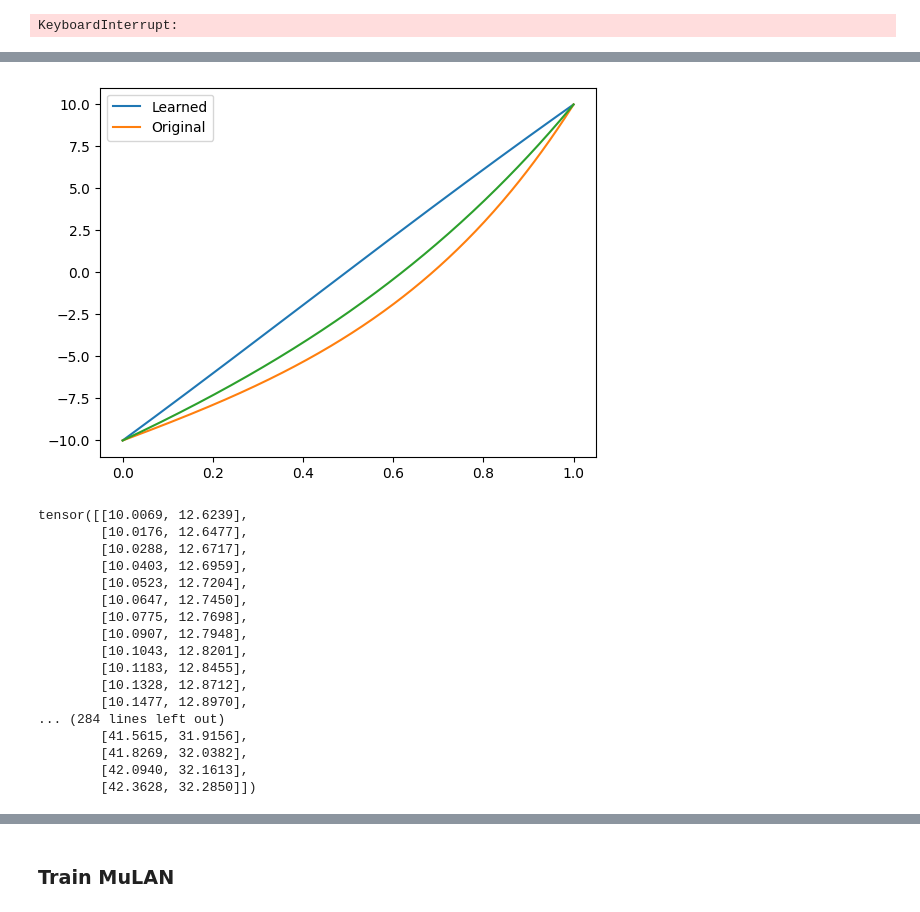
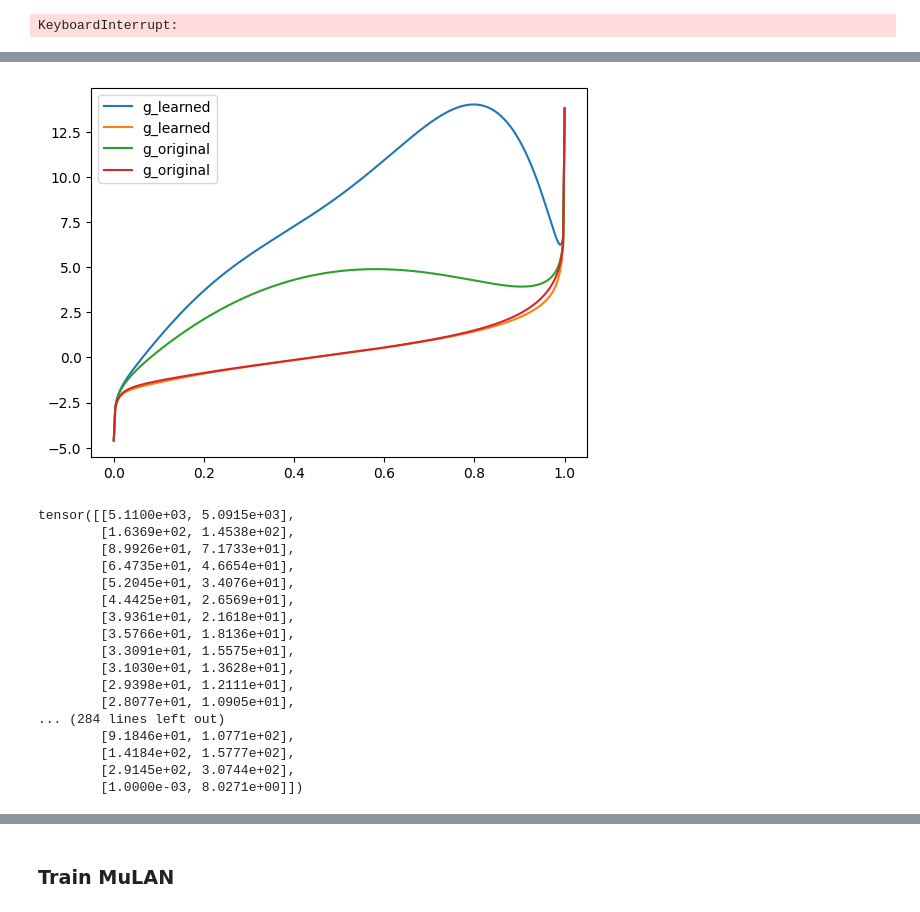
Before and after one commit to Nesta-gitU/discrete_diffusion, a Jupyter notebook: notebooks/ndm_parameterisation_modified (1).ipynb, the cells around one changed output, grey strips where cells are left out. Cells and saved outputs as stored; diff of their text form; code cells hidden in the pictures.

```diff
--- a/notebooks/ndm_parameterisation_modified (1).ipynb
+++ b/notebooks/ndm_parameterisation_modified (1).ipynb
@@ -883,7 +971,8 @@ mulan_config = SimpleNamespace(
                 seq_len= 1,
                 embedding_dim= 2,
                 gamma_min= -13.3,
-                gamma_max= 5.0
+                gamma_max= 5.0,
+                around_reference=True,
                 )
 
 gamma_here = GammaMuLANtDir(mulan_config)
@@ -1205,36 +1294,50 @@ def train(model, time_sampler, gen_data_f):
         loss.backward()
         optim.step()
 # %%
-mulan_config = SimpleNamespace(
+old_mulan_config = SimpleNamespace(
                 gamma_shape=(2,),
                 seq_len= 1,
                 embedding_dim= 2,#2
                 gamma_min= -10, #-13.3
                 gamma_max= 10, # 5
                 learn_tau=False,
-                learn_delta=False
+                learn_delta=False,
+                around_reference=False,
+            )
+
+mulan_config = SimpleNamespace(
+                gamma_shape=(2,),
+                seq_len= 1,
+                embedding_dim= 2,#2
+                #gamma_min= -10, #-13.3
+                #gamma_max= 10, # 5
+                learn_tau=False,
+                learn_delta=False,
+                gamma_min= -4.6002,
+                gamma_max= 14.5561,
+                around_reference=True,
             )
 
 transform = AffineTransformID()
-transform = AffineTransformHalfNeural(d=2)
+#transform = AffineTransformHalfNeural(d=2)
 
-# gamma = GammaLinear()
-gamma = GammaVDM()
+#gamma = GammaLinear()
+#gamma = GammaVDM()
 #gamma = GammaBad()
-#gamma = GammaMuLAN(mulan_config)
+gamma = GammaMuLAN(mulan_config)
 #gamma = GammaMuLANtDir(mulan_config)
 #gamma = GammaARReversed(mulan_config)
 #print(gamma)
 
-#vol_eta = VolatilityEtaOne()
-vol_eta = VolatilityEtaNeural()
+vol_eta = VolatilityEtaOne()
+#vol_eta = VolatilityEtaNeural()
 
 pred = Predictor(d=2)
 
 ndm = NeuralDiffusion(transform, gamma, vol_eta, pred)
 
-#time_sampler = UniformBucketSampler()
-time_sampler = UniformSampler()
+time_sampler = UniformBucketSampler()
+#time_sampler = UniformSampler()
 
 train(model=ndm, time_sampler=time_sampler, gen_data_f=gen_data)
 print("hallo")
@@ -1313,39 +1400,39 @@ Estimated integral of p(t) over [0,1]: 0.9995
 # %%
 with torch.no_grad():
     t = torch.linspace(0, 1, 300)[:, None]
 
     gamma_og = GammaMuLAN(mulan_config)
 
     g_og, d_gamma = gamma_og(t)
 
     g, _ = gamma(t)
 
 
-    plt.plot(t, g)
-    plt.plot(t, g_og)
-    plt.legend(["Learned", "Original"])
+    plt.plot(t, g, label='g_learned')
+    plt.plot(t, g_og, label='g_original')
+    plt.legend()
     plt.show()
 
     print(d_gamma)
 # %% [output]
-[figure, old version]
+[figure, new version]
-tensor([[10.0069, 12.6239],
-        [10.0176, 12.6477],
-        [10.0288, 12.6717],
-        [10.0403, 12.6959],
-        [10.0523, 12.7204],
-        [10.0647, 12.7450],
-        [10.0775, 12.7698],
-        [10.0907, 12.7948],
-        [10.1043, 12.8201],
-        [10.1183, 12.8455],
-        [10.1328, 12.8712],
-        [10.1477, 12.8970],
+tensor([[5.1100e+03, 5.0915e+03],
+        [1.6369e+02, 1.4538e+02],
+        [8.9926e+01, 7.1733e+01],
+        [6.4735e+01, 4.6654e+01],
+        [5.2045e+01, 3.4076e+01],
+        [4.4425e+01, 2.6569e+01],
+        [3.9361e+01, 2.1618e+01],
+        [3.5766e+01, 1.8136e+01],
+        [3.3091e+01, 1.5575e+01],
+        [3.1030e+01, 1.3628e+01],
+        [2.9398e+01, 1.2111e+01],
+        [2.8077e+01, 1.0905e+01],
 ... (284 lines left out)
-        [41.5615, 31.9156],
-        [41.8269, 32.0382],
-        [42.0940, 32.1613],
-        [42.3628, 32.2850]])
+        [9.1846e+01, 1.0771e+02],
+        [1.4184e+02, 1.5777e+02],
+        [2.9145e+02, 3.0744e+02],
+        [1.0000e-03, 8.0271e+00]])
 # %%
 #also print the loss for these same values of 10
 #x = gen_data(1).repeat(1000, 1)
```
Also changed, not shown: parts of 13 cells of this notebook, 4 other files.
